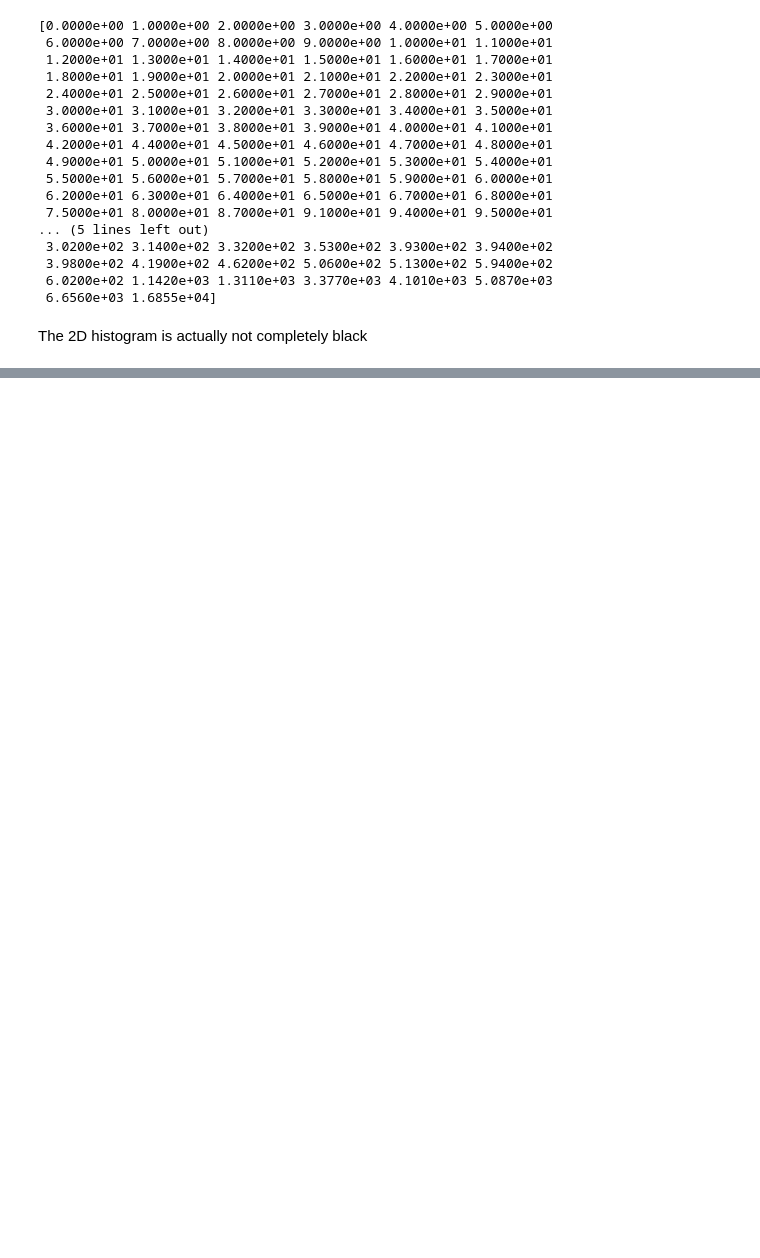
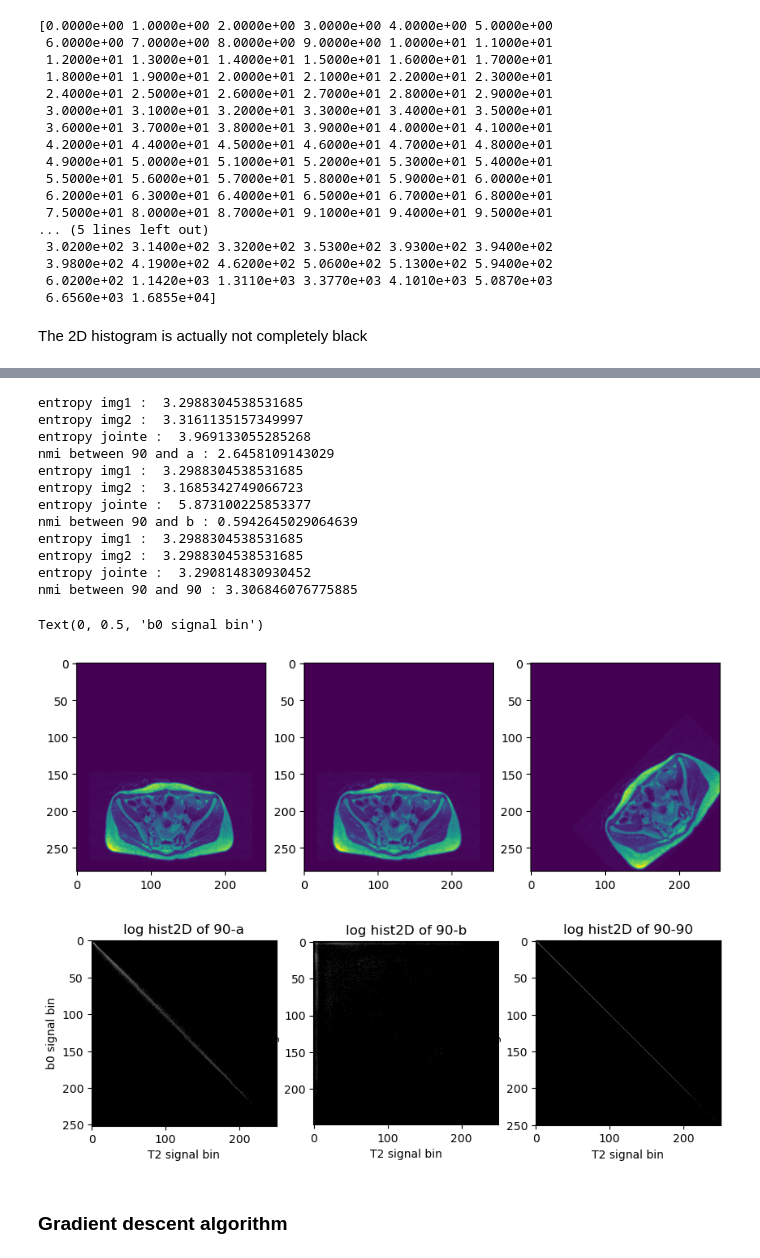
Before and after one commit to CharlineCuraut/Registration_IRM_T2_DWI_b0, a Jupyter notebook: registration_IRM_T2_DWI_b0.ipynb, the cells around one changed output, grey strips where cells are left out. Saved outputs shown, nothing was run; the diff lists cells and outputs as text; code cells hidden in the pictures; blank space fills up the shorter version.

```diff
--- a/registration_IRM_T2_DWI_b0.ipynb
+++ b/registration_IRM_T2_DWI_b0.ipynb
@@ -811,11 +755,0 @@ def transform_image_translation(params, img):
-# %%
-def transform_image_rotation(theta, img):
-    rows, cols = img.shape
-    #print(f'teta: {teta}')
-    dx = cols/2
-    dy = rows/2
-
-    M = cv2.getRotationMatrix2D((cols/2, rows/2), math.degrees(theta), 1)
-    #print(M)
-
-    return cv2.warpAffine(img.copy(), M, (cols, rows))
@@ -1199,0 +780,68 @@ Text(0.5, 1.0, 'axial T2 seg, slice 200')
+# %%
+rotation_90 = transform_image_rotation(90,axial_resampled_T2_cut_pad_norm_23)
+rotation_a = transform_image_rotation(0.1,rotation_90)
+rotation_b = transform_image_rotation(45,rotation_90)
+
+plt.figure(figsize=(10,20))
+plt.subplot(1,3,1)
+plt.imshow(rotation_90)
+plt.subplot(1,3,2)
+plt.imshow(rotation_a)
+plt.subplot(1,3,3)
+plt.imshow(rotation_b)
+
+print(f'nmi between 90 and a : {mutual_information(rotation_90, rotation_a, verbose=1)}')
+print(f'nmi between 90 and b : {mutual_information(rotation_90, rotation_b, verbose=1)}')
+print(f'nmi between 90 and 90 : {mutual_information(rotation_90, rotation_90, verbose=1)}')
+
+joint_hist_90_a, _, _ = np.histogram2d(rotation_90.ravel(), rotation_a.ravel(), bins=[len(np.unique(rotation_90)),len(np.unique(rotation_a))])
+joint_hist_90_a_log = np.zeros(joint_hist_90_a.shape)
+non_zeros = joint_hist_90_a != 0
+joint_hist_90_a_log[non_zeros] = np.log(joint_hist_90_a[non_zeros])
+
+joint_hist_90_b, _, _ = np.histogram2d(rotation_90.ravel(), rotation_b.ravel(), bins=[len(np.unique(rotation_90)),len(np.unique(rotation_b))])
+joint_hist_90_b_log = np.zeros(joint_hist_90_b.shape)
+non_zeros = joint_hist_90_b != 0
+joint_hist_90_b_log[non_zeros] = np.log(joint_hist_90_b[non_zeros])
+
+joint_hist_90_90, _, _ = np.histogram2d(rotation_90.ravel(), rotation_90.ravel(), bins=[len(np.unique(rotation_90)),len(np.unique(rotation_90))])
+joint_hist_90_90_log = np.zeros(joint_hist_90_90.shape)
+non_zeros = joint_hist_90_90 != 0
+joint_hist_90_90_log[non_zeros] = np.log(joint_hist_90_90[non_zeros])
+
+plt.figure(figsize=(10,20))
+plt.subplot(1,3,1)
+plt.imshow(joint_hist_90_a_log.T, cmap='gray')
+plt.title("log hist2D of 90-a")
+plt.xlabel('T2 signal bin')
+plt.ylabel('b0 signal bin')
+
+plt.subplot(1,3,2)
+plt.imshow(joint_hist_90_b_log.T, cmap='gray')
+plt.title("log hist2D of 90-b")
+plt.xlabel('T2 signal bin')
+plt.ylabel('b0 signal bin')
+
+plt.subplot(1,3,3)
+plt.imshow(joint_hist_90_90_log.T, cmap='gray')
+plt.title("log hist2D of 90-90")
+plt.xlabel('T2 signal bin')
+plt.ylabel('b0 signal bin')
+# %% [output]
+entropy img1 :  3.2988304538531685
+entropy img2 :  3.3161135157349997
+entropy jointe :  3.969133055285268
+nmi between 90 and a : 2.6458109143029
+entropy img1 :  3.2988304538531685
+entropy img2 :  3.1685342749066723
+entropy jointe :  5.873100225853377
+nmi between 90 and b : 0.5942645029064639
+entropy img1 :  3.2988304538531685
+entropy img2 :  3.2988304538531685
+entropy jointe :  3.290814830930452
+nmi between 90 and 90 : 3.306846076775885
+Text(0, 0.5, 'b0 signal bin')
+[figure, added]
+[figure, added]
+# %% [markdown]
+### Gradient descent algorithm
```
Also changed, not shown: parts of 62 cells of this notebook.
